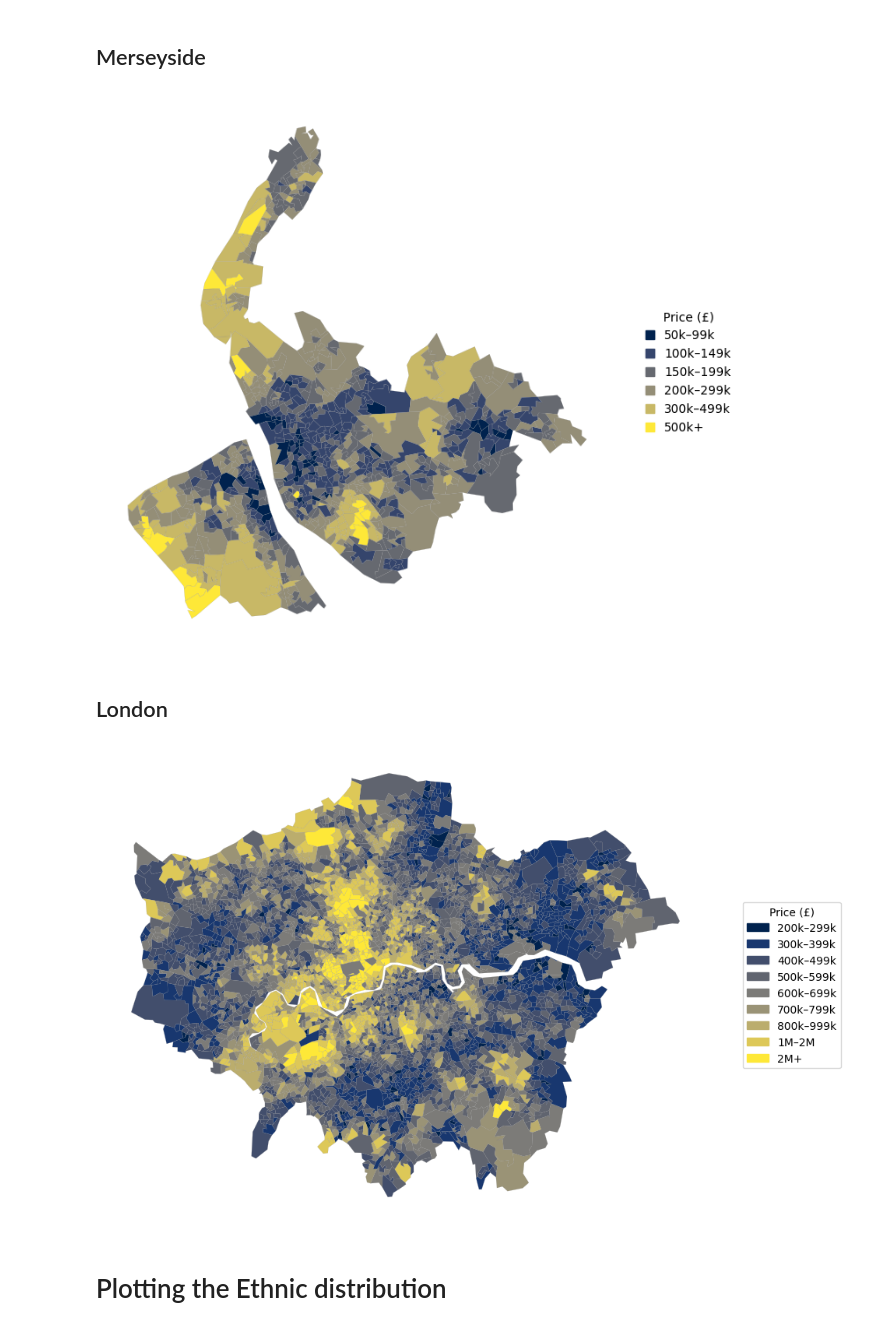
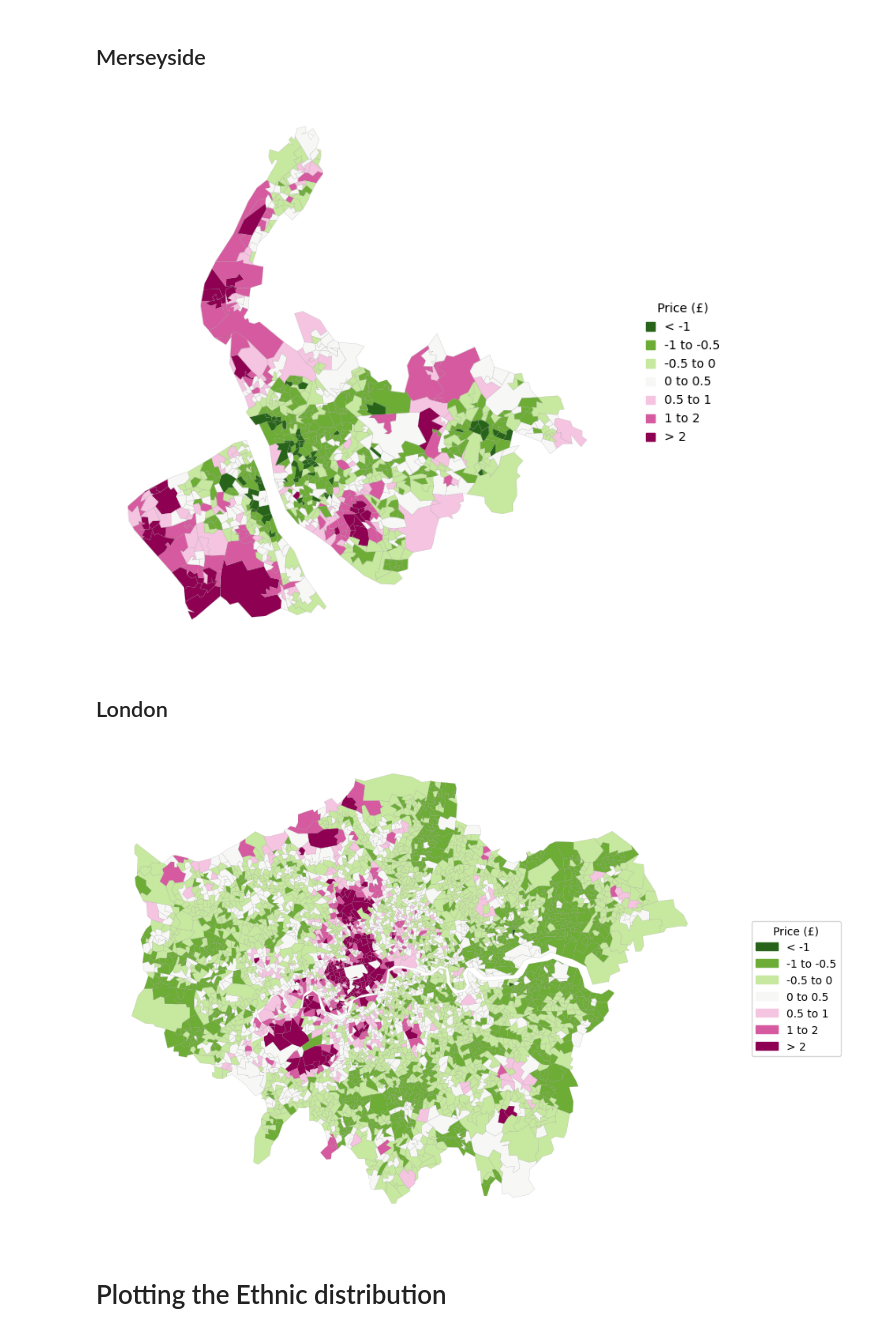
Before and after one commit to KofiBartonByfield/Dissertation, a Jupyter notebook: code/create_plots.ipynb, the cells around one changed output. Cells and saved outputs as stored; diff of their text form; code cells hidden in the pictures.

```diff
--- a/code/create_plots.ipynb
+++ b/code/create_plots.ipynb
@@ -67,26 +83,13 @@ plt.show()
 # %% [markdown]
 ## Plot the LONDON LSOA Stop count
 # %%
-df_stops = london[['LSOA21CD', 'StopCount']]
-
-# Merge LSOA shapes with your stop and search data
-merged_lsoas = lsoa_shapes[lsoa_shapes['LSOA21CD'].isin(df_stops['LSOA21CD'])]
-merged_lsoas = merged_lsoas.merge(df_stops, on='LSOA21CD', how='left')
-
-# Define the bins and their labels
-bins = [0, 3, 5, 25, 30, 40, 50, 80, float('inf')]
-bin_labels = ['0-3', '4–5', '6–25', '26–30', '31–40', '41–50', '51–80', '81+']
 
 
-
-# Define colour mapping based on the bins
-cmap = mpl.cm.cividis
-norm = mpl.colors.BoundaryNorm(boundaries=bins, ncolors=256)
 
 # Plot the map with the stop counts and colour coding
 fig, ax = plt.subplots(figsize=(10, 8))
 
-merged_lsoas.plot(column='StopCount',
+london.plot(column='StopCount_z',
                   linewidth=0.1,
                   edgecolor='grey',
                   legend=False,
@@ -119,32 +122,20 @@ plt.show()
 # %% [markdown]
 ## Merseyside
 # %%
-
-
-df_price = merseyside[['LSOA21CD','MeanHousePrice']]
-# df_price.columns = ['LSOA21CD', 'price']  # Match LSOA code column name
-
-# Merge LSOA shapes with your price data
-merged_lsoas = lsoa_shapes[lsoa_shapes['LSOA21CD'].isin(df_price['LSOA21CD'])]
-merged_lsoas = merged_lsoas.merge(df_price, on='LSOA21CD', how='left')
-
-merged_lsoas['MeanHousePrice'] = merged_lsoas['MeanHousePrice'].fillna(merged_lsoas['MeanHousePrice'].mean())
-
-
-# Define the bins and their labels
-bins = [50000, 99999, 149999, 199999, 299999, 499999, float('inf')]
-bin_labels = ['50k–99k', '100k–149k', '150k–199k', '200k–299k', '300k–499k', '500k+']
+# # Define the bins and their labels
+# bins = [50000, 99999, 149999, 199999, 299999, 499999, float('inf')]
+# bin_labels = ['50k–99k', '100k–149k', '150k–199k', '200k–299k', '300k–499k', '500k+']
 
 
 
-# Define colour mapping based on the bins
-cmap = mpl.cm.cividis
-norm = mpl.colors.BoundaryNorm(boundaries=bins, ncolors=256)
+# # Define colour mapping based on the bins
+# cmap = mpl.cm.cividis
+# norm = mpl.colors.BoundaryNorm(boundaries=bins, ncolors=256)
 
 # Plot the map with the stop counts and colour coding
 fig, ax = plt.subplots(figsize=(10, 8))
 
-merged_lsoas.plot(column='MeanHousePrice',
+merseyside.plot(column='MeanHousePrice_z',
                   linewidth=0.1,
                   edgecolor='grey',
                   legend=False,
@@ -173,57 +164,57 @@ plt.savefig('../figures_and_plots/merseyside_houseprice_map.svg', bbox_inches='t
 # Show the plot
 plt.show()
 # %% [output]
-[figure, old version]
+[figure, new version]
 # %% [markdown]
 ## London
 # %%
 
 
-df_price = london[['LSOA21CD','MeanHousePrice']]
-# df_price.columns = ['LSOA21CD', 'price']  # Match LSOA code column name
+# df_price = london[['LSOA21CD','MeanHousePrice']]
+# # df_price.columns = ['LSOA21CD', 'price']  # Match LSOA code column name
 
-# Merge LSOA shapes with your price data
-merged_lsoas = lsoa_shapes[lsoa_shapes['LSOA21CD'].isin(df_price['LSOA21CD'])]
-merged_lsoas = merged_lsoas.merge(df_price, on='LSOA21CD', how='left')
+# # Merge LSOA shapes with your price data
+# merged_lsoas = lsoa_shapes[lsoa_shapes['LSOA21CD'].isin(df_price['LSOA21CD'])]
+# merged_lsoas = merged_lsoas.merge(df_price, on='LSOA21CD', how='left')
 
-merged_lsoas['MeanHousePrice'] = merged_lsoas['MeanHousePrice'].fillna(merged_lsoas['MeanHousePrice'].mean())
+# merged_lsoas['MeanHousePrice'] = merged_lsoas['MeanHousePrice'].fillna(merged_lsoas['MeanHousePrice'].mean())
 
 
-# Define the bins and their labels
-bins = [200000, 300000, 400000, 500000, 600000, 700000, 800000, 1000000, 2000000, float('inf')]
-bin_labels = ['200k–299k', '300k–399k', '400k–499k', '500k–599k', '600k–699k', '700k–799k', '800k–999k', '1M–2M', '2M+']
+# # Define the bins and their labels
+# bins = [200000, 300000, 400000, 500000, 600000, 700000, 800000, 1000000, 2000000, float('inf')]
+# bin_labels = ['200k–299k', '300k–399k', '400k–499k', '500k–599k', '600k–699k', '700k–799k', '800k–999k', '1M–2M', '2M+']
 
-# Define colour mapping based on the bins
-cmap = mpl.cm.cividis
-norm = mpl.colors.BoundaryNorm(boundaries=bins, ncolors=256)
+# # Define colour mapping based on the bins
+# cmap = mpl.cm.cividis
+# norm = mpl.colors.BoundaryNorm(boundaries=bins, ncolors=256)
 
 # Plot the map with the stop counts and colour coding
 fig, ax = plt.subplots(figsize=(10, 8))
 
-merged_lsoas.plot(column='MeanHousePrice',
+london.plot(column='MeanHousePrice_z',
                   linewidth=0.1,
                   edgecolor='grey',
                   legend=False,
                   ax=ax,
                   cmap=cmap,
                   norm=norm,  # Apply the normalisation
                   vmin=bins[0], vmax=bins[-2])  # Correct the vmax for the maximum value in bins
 
 # Create legend with boxes for each bin
 legend_handles = [Patch(color=cmap(norm(bins[i])), label=bin_labels[i]) for i in range(len(bin_labels))]
 
 # Add legend to the plot
 ax.legend(handles=legend_handles, title="Price (£)", loc='upper right')
 ax.get_legend().set_bbox_to_anchor((1.05, 0.5))
 ax.get_legend().set_loc('center left')
 
 # Hide axes
 ax.set_axis_off()
 # plt.savefig('../figures_and_plots/london_houseprice_map.svg', bbox_inches='tight')
 
 # Show the plot
 plt.show()
 # %% [output]
-[figure, old version]
+[figure, new version]
 # %% [markdown]
 # Plotting the Ethnic distribution
```
Also changed, not shown: parts of 7 cells of this notebook, 5 other files.
